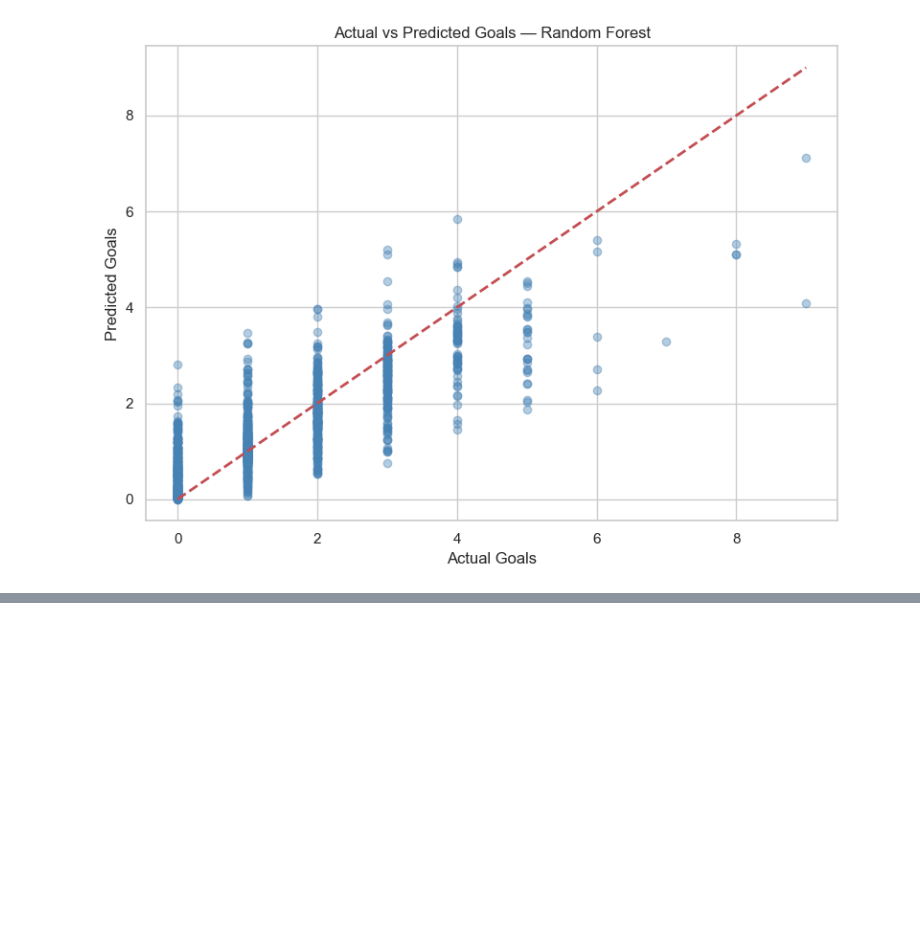
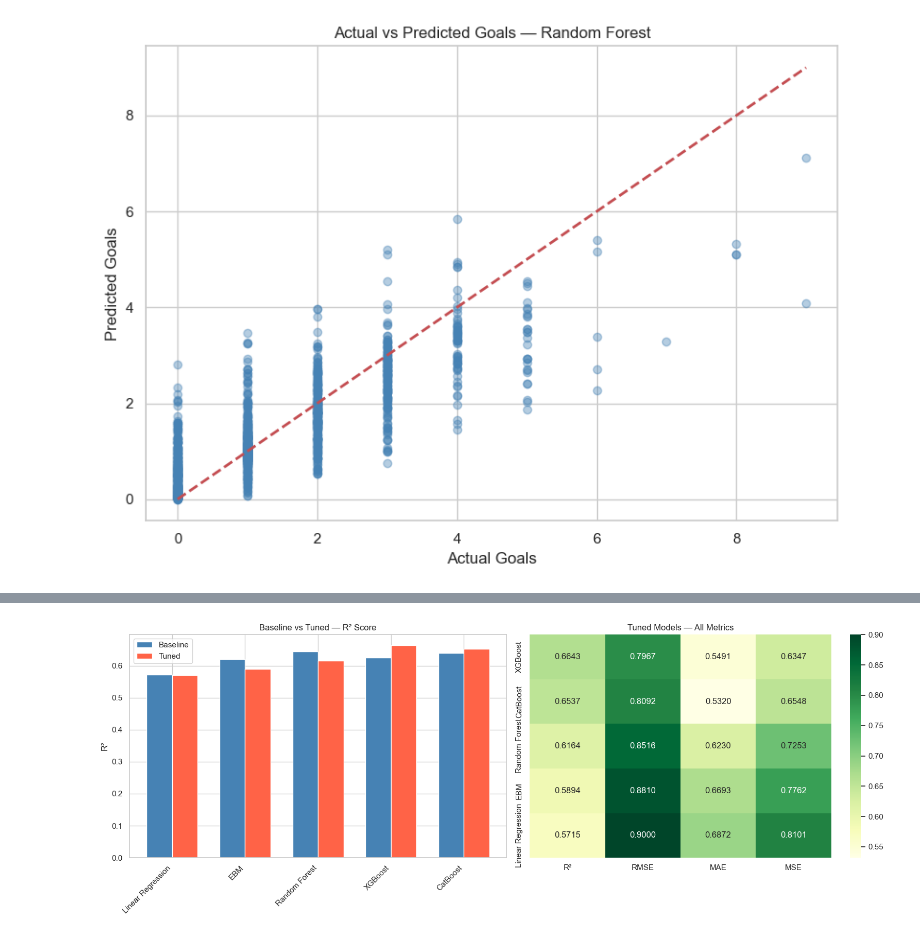
Before and after one commit to Technical-University-of-Cluj-Napoca/proiect-ml-maraaaparaaa, a Jupyter notebook: notebooks/PremierLeague-Regression.ipynb, the cells around one changed output, grey strips where cells are left out. Saved outputs shown, nothing was run; the diff lists cells and outputs as text; code cells hidden in the pictures; blank space fills up the shorter version.

```diff
--- a/notebooks/PremierLeague-Regression.ipynb
+++ b/notebooks/PremierLeague-Regression.ipynb
@@ -43,7 +43,6 @@ import seaborn as sns
 sns.set_theme(style="whitegrid") # Set Seaborn theme for better aesthetics
 plt.rcParams['figure.figsize'] = (10, 5) # Set default figure size for plots
 
-df = pd.read_csv('datasets/premier-league-matches.csv')
-print("Data loaded successfully!")
+df = pd.read_csv('../datasets/premier-league-matches.csv')
 print(f"Dataset shape: {df.shape[0]} rows, {df.shape[1]} columns")
 # %% [output]
@@ -708,0 +924,30 @@ plt.show()
+# %%
+fig, axes = plt.subplots(1, 2, figsize=(16, 6))
+
+models_names = list(tuned_results.keys())
+
+baseline_r2 = [regression_results[m]['R²'] for m in models_names]
+tuned_r2 = [tuned_results[m]['R²'] for m in models_names]
+
+x = range(len(models_names))
+width = 0.35
+
+axes[0].bar([i - width/2 for i in x], baseline_r2,
+            width, label='Baseline', color='steelblue')
+axes[0].bar([i + width/2 for i in x], tuned_r2,
+            width, label='Tuned', color='tomato')
+axes[0].set_title('Baseline vs Tuned — R² Score')
+axes[0].set_xticks(x)
+axes[0].set_xticklabels(models_names, rotation=45, ha='right')
+axes[0].legend()
+axes[0].set_ylabel('R²')
+
+# Heatmap
+sns.heatmap(tuned_df, annot=True, fmt='.4f',
+            cmap='YlGn', ax=axes[1])
+axes[1].set_title('Tuned Models — All Metrics')
+
+plt.tight_layout()
+plt.show()
+# %% [output]
+[figure, added]
```
Also changed, not shown: parts of 52 cells of this notebook, 57 other files.
